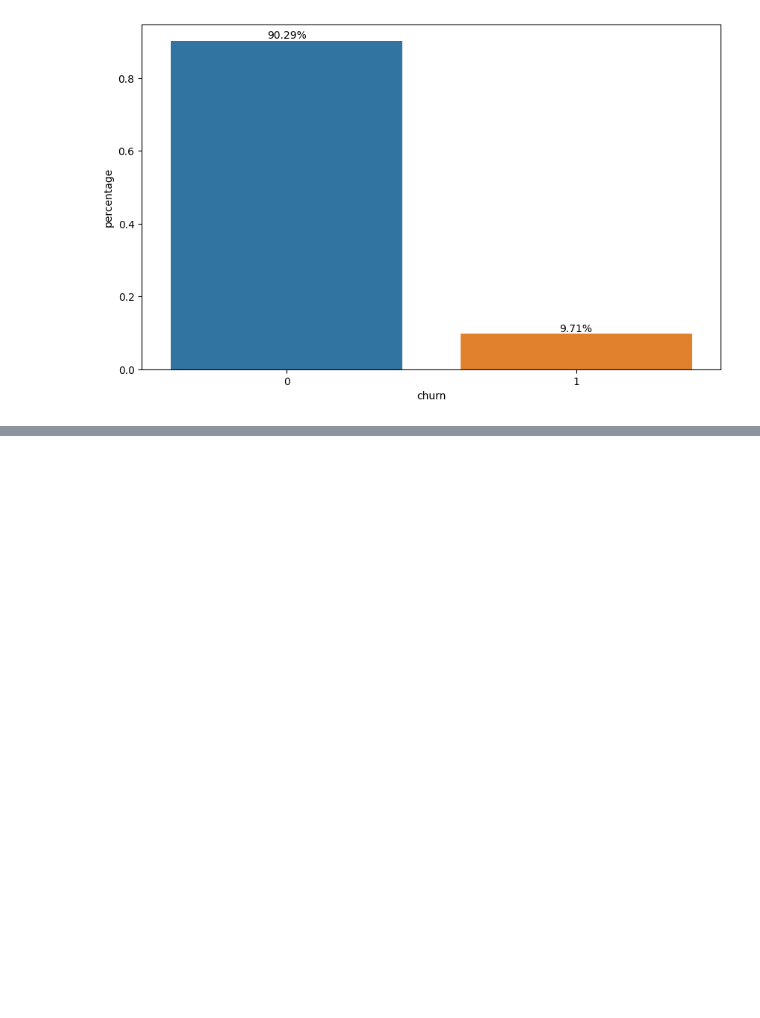
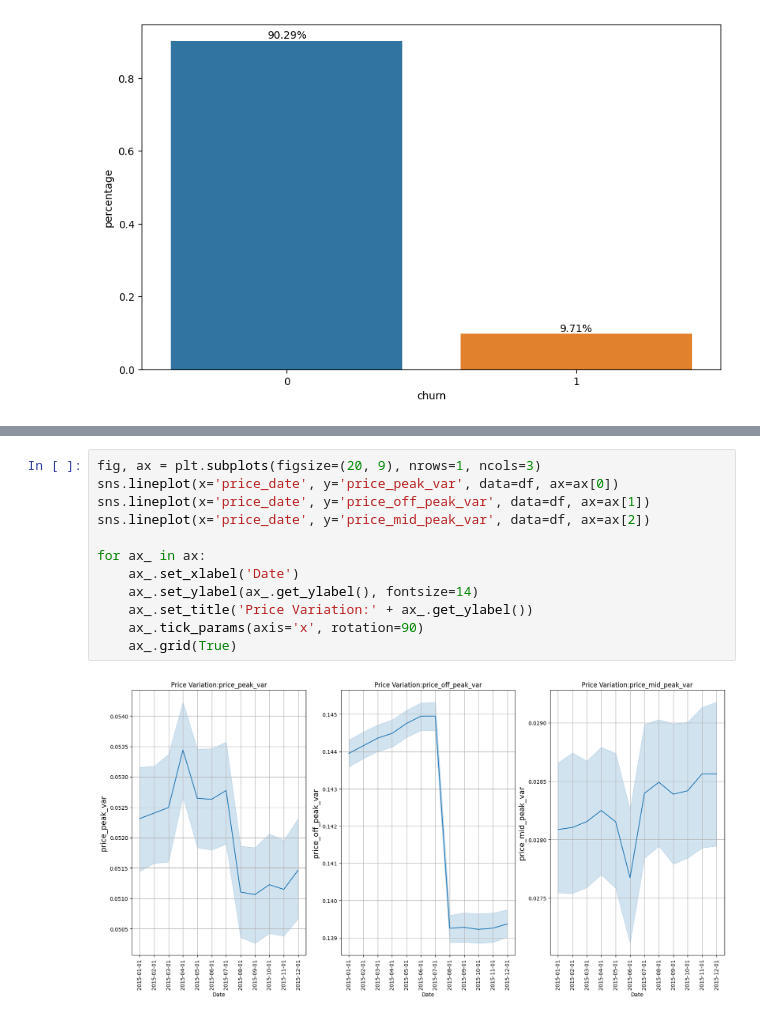
Before and after one commit to LissesCastro/BCG---Experience-Program, a Jupyter notebook: EDA.ipynb, the cells around one changed output, grey strips where cells are left out. Drawn from its saved outputs; the diff is of its cells as text; blank space fills up the shorter version.

```diff
--- a/EDA.ipynb
+++ b/EDA.ipynb
@@ -213,0 +221,14 @@ plot_bar_variaveis(conjunto=num_vars, dataframe=df_mean, x_var='churn')
+# %%
+fig, ax = plt.subplots(figsize=(20, 9), nrows=1, ncols=3)
+sns.lineplot(x='price_date', y='price_peak_var', data=df, ax=ax[0])
+sns.lineplot(x='price_date', y='price_off_peak_var', data=df, ax=ax[1])
+sns.lineplot(x='price_date', y='price_mid_peak_var', data=df, ax=ax[2])
+
+for ax_ in ax:
+    ax_.set_xlabel('Date')
+    ax_.set_ylabel(ax_.get_ylabel(), fontsize=14)
+    ax_.set_title('Price Variation:' + ax_.get_ylabel())
+    ax_.tick_params(axis='x', rotation=90)
+    ax_.grid(True)
+# %% [output]
+[figure, added]
```
Also changed, not shown: parts of 22 cells of this notebook.
